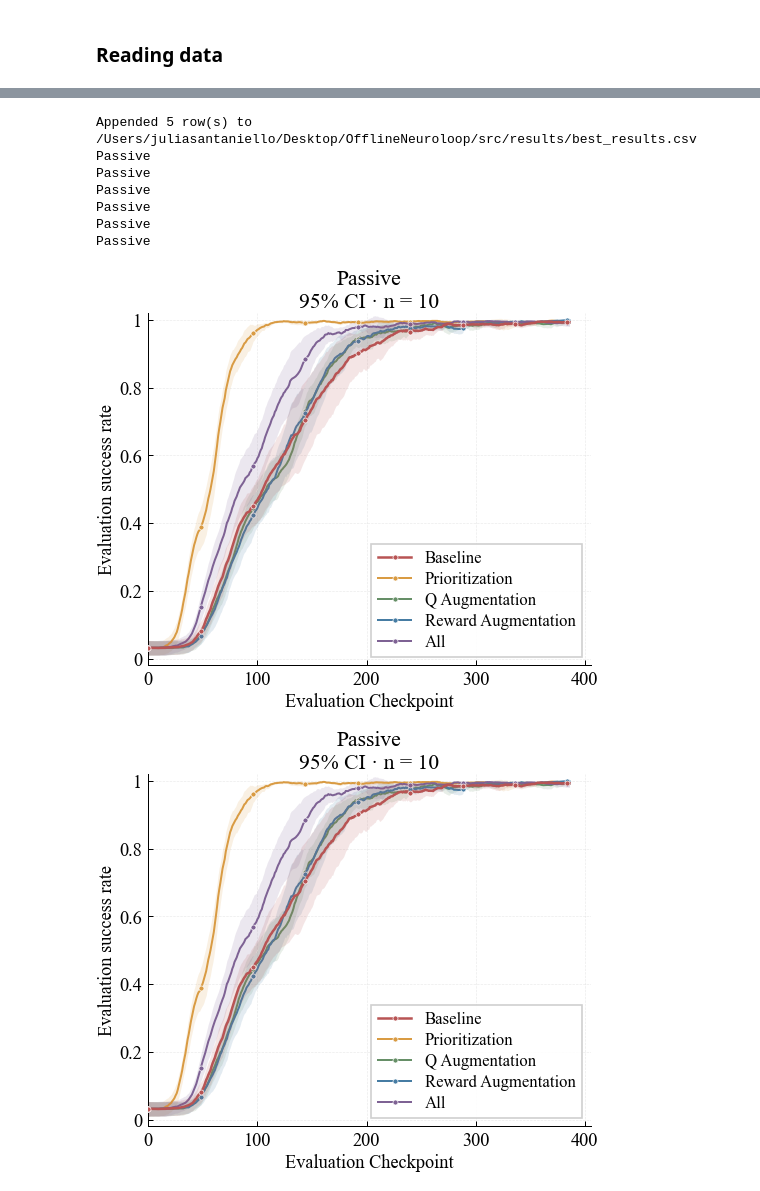
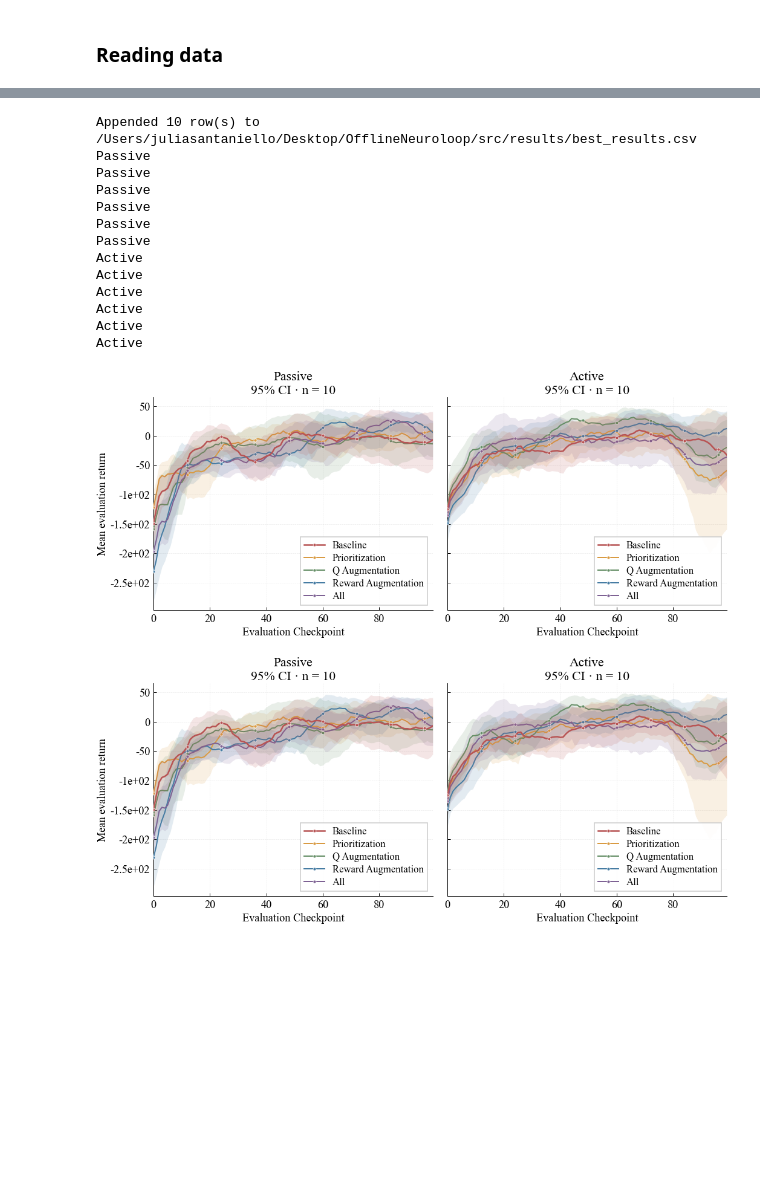
Before and after one commit to your-profile/OfflineNeuroloop, a Jupyter notebook: src/results/graphs_finetune.ipynb, the cells around one changed output, grey strips where cells are left out. Cells and saved outputs as stored; diff of their text form; code cells hidden in the pictures; blank space fills up the shorter version.

```diff
--- a/src/results/graphs_finetune.ipynb
+++ b/src/results/graphs_finetune.ipynb
@@ -68,12 +68,12 @@ CONDITIONS_TO_PLOT = [
     "All-PER",
 ]
 # %%
-DATA_FILE = "robotPassive_ternary_PER.csv"
+DATA_FILE = "lunar_passive_binary_PER.csv"
 GRANULARITY = "binary" #DATA_FILE.split("_")[2]
 ERROR_BAND = "ci95"  # "sem", "std", or "ci95"
 # %%
 SEED_COLUMN = "parameters_experiment_random_state"
-METRIC = "results_success_rate"
+METRIC = "results_total_reward"
 METRIC_LABELS = {
     "results_success_rate": "Evaluation success rate",
     "results_total_reward": "Mean evaluation return",
@@ -1496,13 +1505,19 @@ plot_conditions_at_each_ft(agg, start_idx=0,end_idx=500)
 # %%
 save_best_results_csv(agg, filters=FT_BEST_FILTERS)
-plot_conditions_best_per_task_condition(agg, filters = {"noise": 0.0, "ft": 0.0})
+plot_conditions_best_per_task_condition(agg, filters = {"noise": 0.0, "ft": 0.0}, start_idx=0, end_idx=100)
 # %% [output]
-Appended 5 row(s) to /Users/juliasantaniello/Desktop/OfflineNeuroloop/src/results/best_results.csv
+Appended 10 row(s) to /Users/juliasantaniello/Desktop/OfflineNeuroloop/src/results/best_results.csv
 Passive
 Passive
 Passive
 Passive
 Passive
 Passive
+Active
+Active
+Active
+Active
+Active
+Active
-[figure, old version]
+[figure, new version]
-[figure, old version]
+[figure, new version]
```
Also changed, not shown: parts of 9 cells of this notebook, 5 other files.
